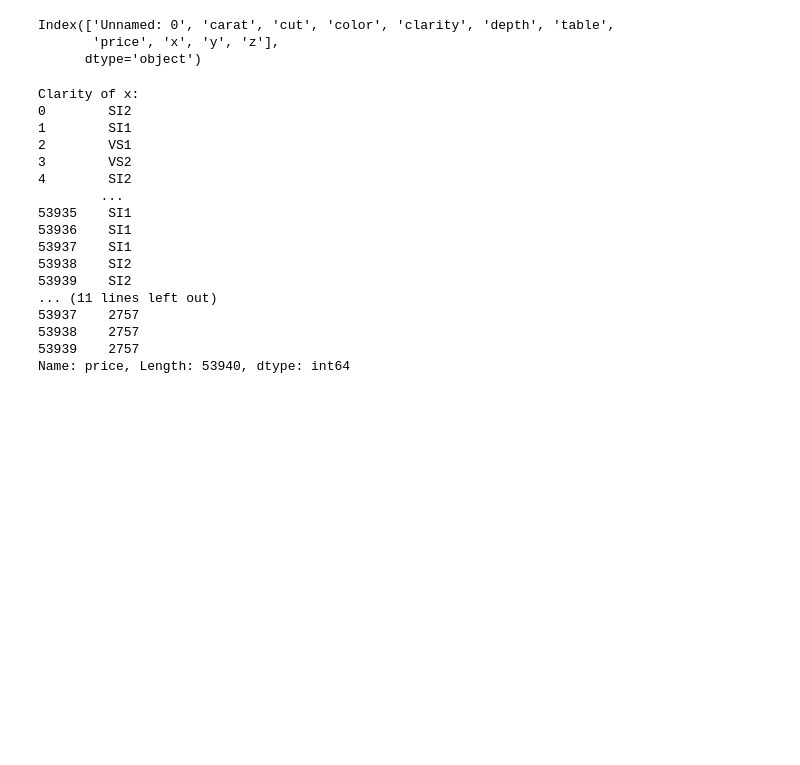
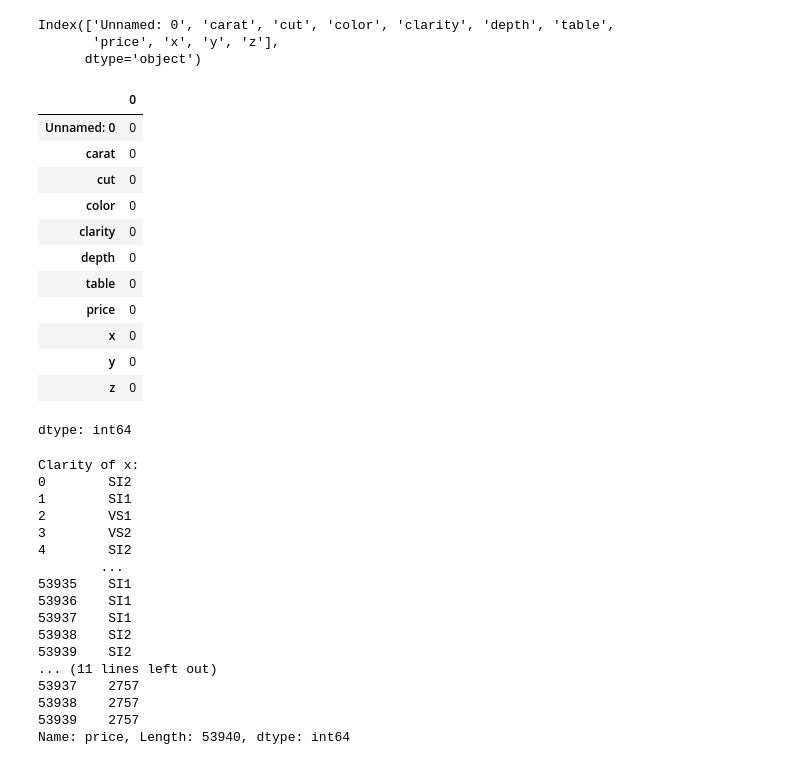
Before and after one commit to Janhavi4230/Optional-Task-3, a Jupyter notebook: Optional_Task_3.ipynb, the cells around one changed output. Saved outputs shown, nothing was run; the diff lists cells and outputs as text; code cells hidden in the pictures; blank space fills up the shorter version.

```diff
--- a/Optional_Task_3.ipynb
+++ b/Optional_Task_3.ipynb
@@ -26,6 +26,22 @@ df.columns
 Index(['Unnamed: 0', 'carat', 'cut', 'color', 'clarity', 'depth', 'table',
        'price', 'x', 'y', 'z'],
       dtype='object')
+# %%
+df.isnull().sum()
+# %% [output]
+|  | 0 |
+| Unnamed: 0 | 0 |
+| carat | 0 |
+| cut | 0 |
+| color | 0 |
+| clarity | 0 |
+| depth | 0 |
+| table | 0 |
+| price | 0 |
+| x | 0 |
+| y | 0 |
+| z | 0 |
+dtype: int64
 # %%
 # Feature and Target
 # %%
```
